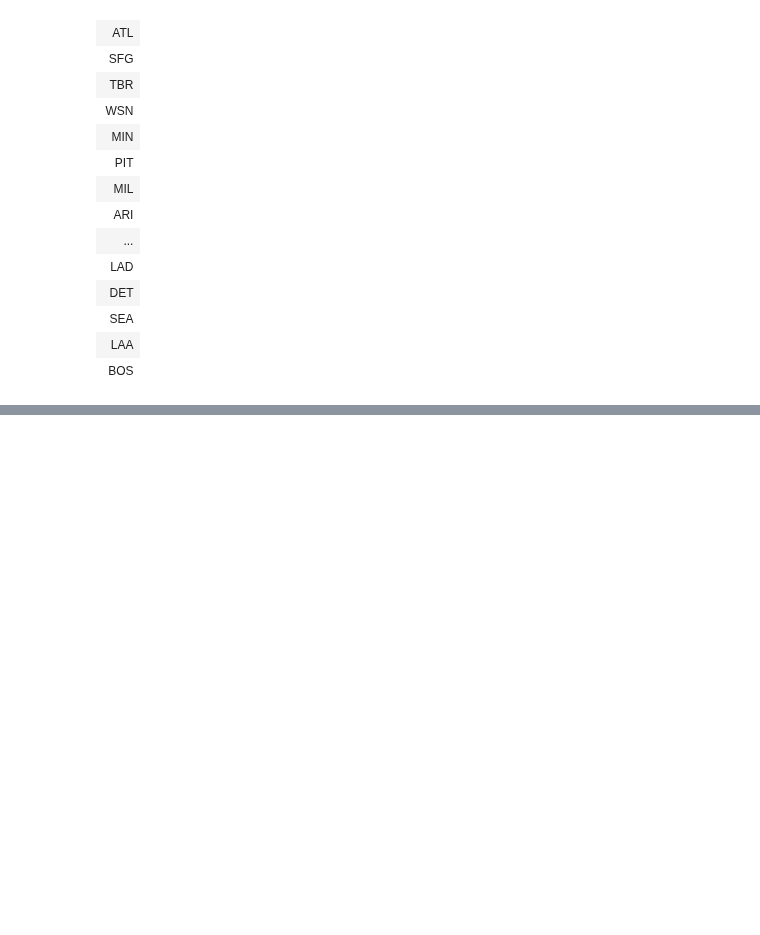
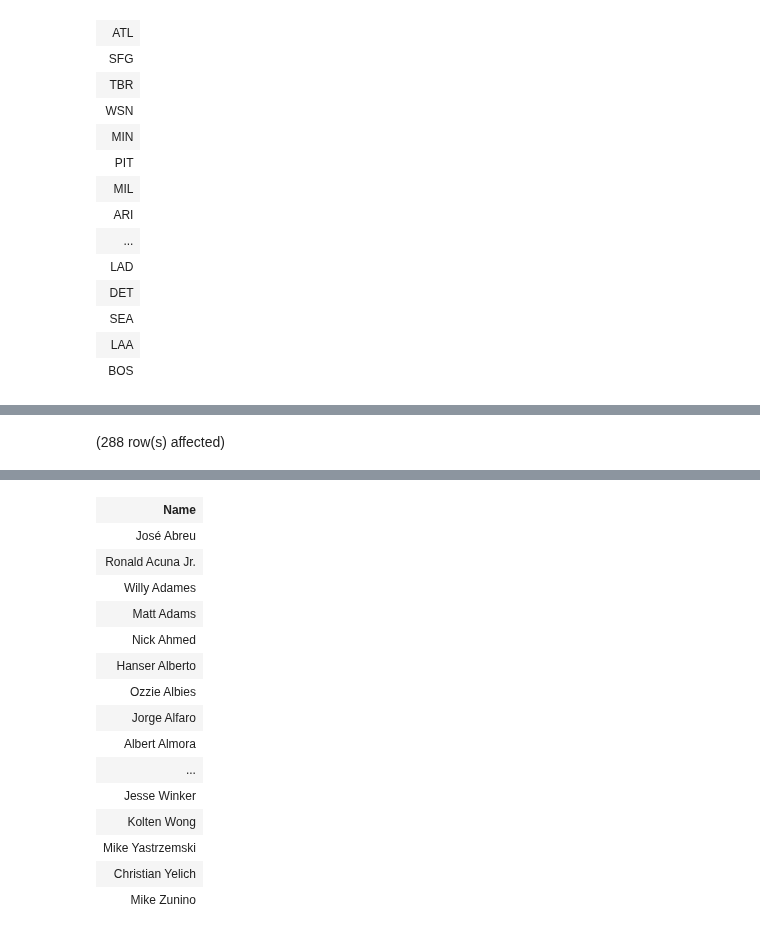
Before and after one commit to gupta-aayushkr/SQL-Queries, a Jupyter notebook: Practice/house.ipynb, the cells around one changed output, grey strips where cells are left out. Cells and saved outputs as stored; diff of their text form; code cells hidden in the pictures; blank space fills up the shorter version.

```diff
--- a/Practice/house.ipynb
+++ b/Practice/house.ipynb
@@ -164,0 +143,6 @@ Total execution time: 00:00:01.007
+# %%
+SELECT Name
+FROM houseprices
+WHERE Homers > (SELECT AVG(Homers) FROM houseprices);
+# %% [output]
+(288 row(s) affected)
@@ -164,0 +150,16 @@ Total execution time: 00:00:01.007
+| Name |
+| José Abreu |
+| Ronald Acuna Jr. |
+| Willy Adames |
+| Matt Adams |
+| Nick Ahmed |
+| Hanser Alberto |
+| Ozzie Albies |
+| Jorge Alfaro |
+| Albert Almora |
+| ... |
+| Jesse Winker |
+| Kolten Wong |
+| Mike Yastrzemski |
+| Christian Yelich |
+| Mike Zunino |
```
Also changed, not shown: parts of 2 cells of this notebook, 1 other file.
